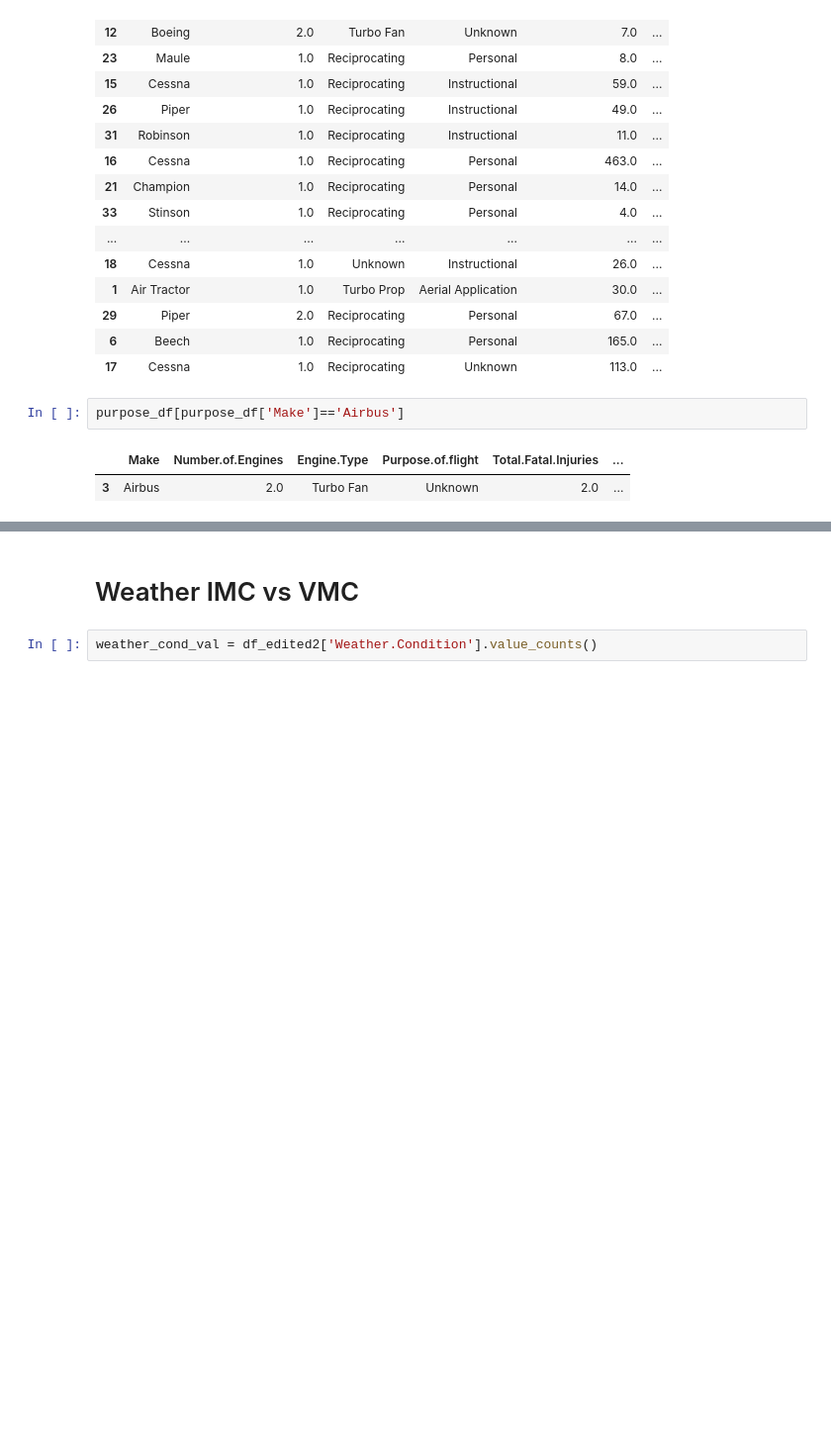
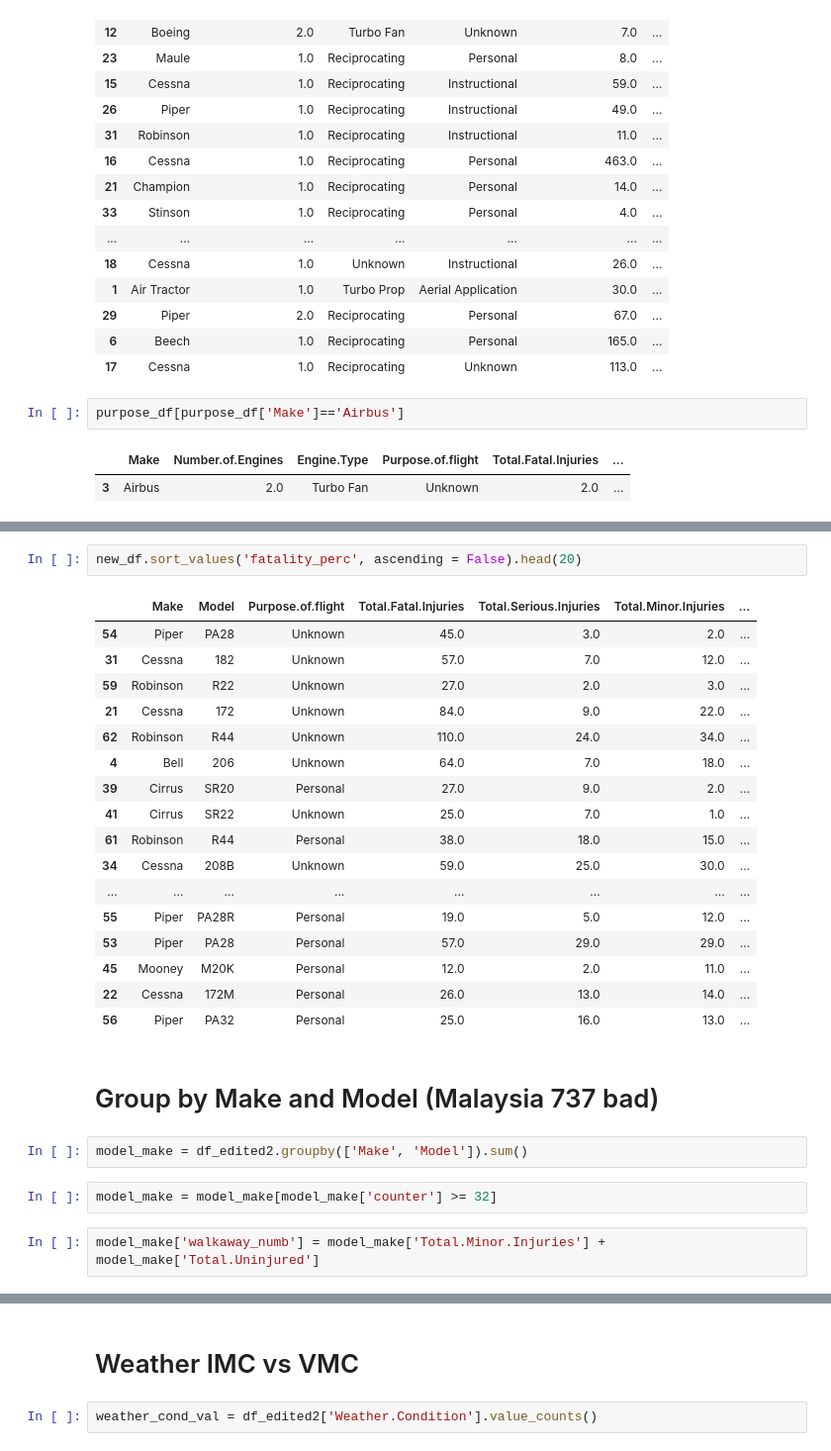
Before and after one commit to MrPolarBear/project1phase1, a Jupyter notebook: project_1/project_1_analysis.ipynb, the cells around one changed output, grey strips where cells are left out. Shown at 99% size. Cells and saved outputs as stored; diff of their text form; blank space fills up the shorter version.

```diff
--- a/project_1/project_1_analysis.ipynb
+++ b/project_1/project_1_analysis.ipynb
@@ -202,0 +271,28 @@ purpose_df[purpose_df['Make']=='Airbus']
+# %%
+new_df.sort_values('fatality_perc', ascending = False).head(20)
+# %% [output]
+|  | Make | Model | Purpose.of.flight | Total.Fatal.Injuries | Total.Serious.Injuries | Total.Minor.Injuries | ... |
+| 54 | Piper | PA28 | Unknown | 45.0 | 3.0 | 2.0 | ... |
+| 31 | Cessna | 182 | Unknown | 57.0 | 7.0 | 12.0 | ... |
+| 59 | Robinson | R22 | Unknown | 27.0 | 2.0 | 3.0 | ... |
+| 21 | Cessna | 172 | Unknown | 84.0 | 9.0 | 22.0 | ... |
+| 62 | Robinson | R44 | Unknown | 110.0 | 24.0 | 34.0 | ... |
+| 4 | Bell | 206 | Unknown | 64.0 | 7.0 | 18.0 | ... |
+| 39 | Cirrus | SR20 | Personal | 27.0 | 9.0 | 2.0 | ... |
+| 41 | Cirrus | SR22 | Unknown | 25.0 | 7.0 | 1.0 | ... |
+| 61 | Robinson | R44 | Personal | 38.0 | 18.0 | 15.0 | ... |
+| 34 | Cessna | 208B | Unknown | 59.0 | 25.0 | 30.0 | ... |
+| ... | ... | ... | ... | ... | ... | ... | ... |
+| 55 | Piper | PA28R | Personal | 19.0 | 5.0 | 12.0 | ... |
+| 53 | Piper | PA28 | Personal | 57.0 | 29.0 | 29.0 | ... |
+| 45 | Mooney | M20K | Personal | 12.0 | 2.0 | 11.0 | ... |
+| 22 | Cessna | 172M | Personal | 26.0 | 13.0 | 14.0 | ... |
+| 56 | Piper | PA32 | Personal | 25.0 | 16.0 | 13.0 | ... |
+# %% [markdown]
+# Group by Make and Model (Malaysia 737 bad)
+# %%
+model_make = df_edited2.groupby(['Make', 'Model']).sum()
+# %%
+model_make = model_make[model_make['counter'] >= 32]
+# %%
+model_make['walkaway_numb'] = model_make['Total.Minor.Injuries'] + model_make['Total.Uninjured']
```
Also changed, not shown: parts of 20 cells of this notebook.
